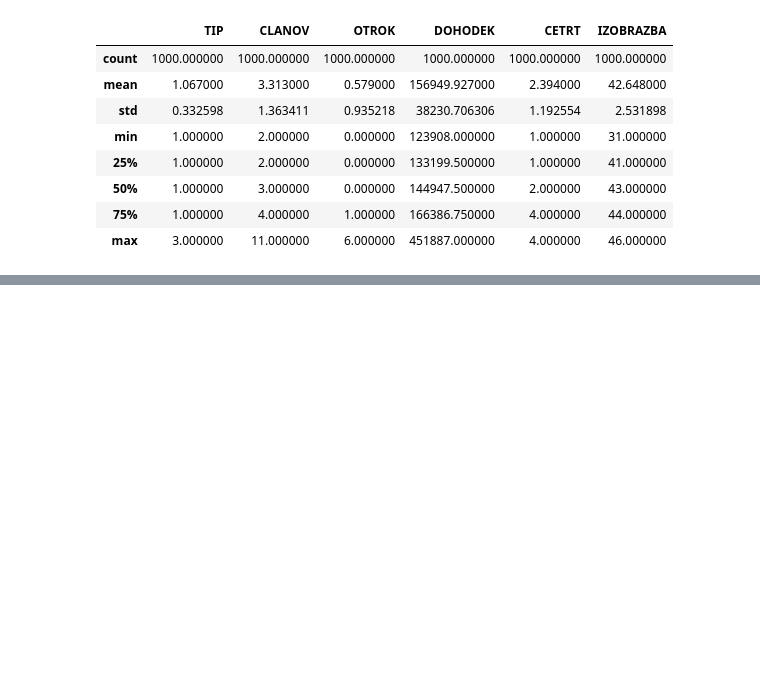
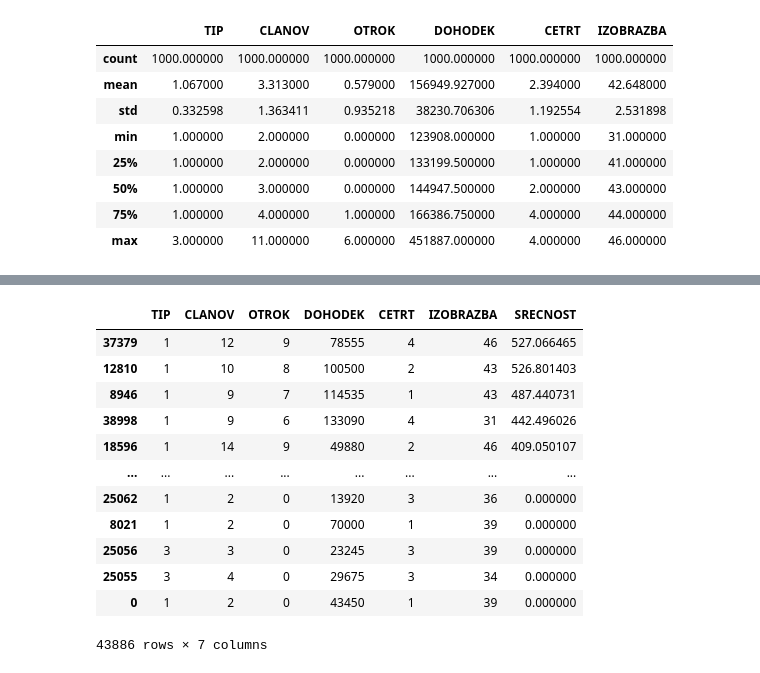
Before and after one commit to MartinZust123/Analysis-of-data-about-Kibergrad, a Jupyter notebook: Priloge/Kibergrad_analiza.ipynb, the cells around one changed output, grey strips where cells are left out. Cells and saved outputs as stored; diff of their text form; code cells hidden in the pictures; blank space fills up the shorter version.

```diff
--- a/Priloge/Kibergrad_analiza.ipynb
+++ b/Priloge/Kibergrad_analiza.ipynb
@@ -165,0 +218,18 @@ bogati.describe()
+# %%
+df["SRECNOST"] = (df["OTROK"])*(df["DOHODEK"].apply(funkcija))*(df["IZOBRAZBA"].apply(normalna)+20)
+df_srecen = df.sort_values("SRECNOST", ascending=False)
+df_srecen
+# %% [output]
+|  | TIP | CLANOV | OTROK | DOHODEK | CETRT | IZOBRAZBA | SRECNOST |
+| 37379 | 1 | 12 | 9 | 78555 | 4 | 46 | 527.066465 |
+| 12810 | 1 | 10 | 8 | 100500 | 2 | 43 | 526.801403 |
+| 8946 | 1 | 9 | 7 | 114535 | 1 | 43 | 487.440731 |
+| 38998 | 1 | 9 | 6 | 133090 | 4 | 31 | 442.496026 |
+| 18596 | 1 | 14 | 9 | 49880 | 2 | 46 | 409.050107 |
+| ... | ... | ... | ... | ... | ... | ... | ... |
+| 25062 | 1 | 2 | 0 | 13920 | 3 | 36 | 0.000000 |
+| 8021 | 1 | 2 | 0 | 70000 | 1 | 39 | 0.000000 |
+| 25056 | 3 | 3 | 0 | 23245 | 3 | 39 | 0.000000 |
+| 25055 | 3 | 4 | 0 | 29675 | 3 | 34 | 0.000000 |
+| 0 | 1 | 2 | 0 | 43450 | 1 | 39 | 0.000000 |
+43886 rows × 7 columns
```
Also changed, not shown: parts of 6 cells of this notebook.
